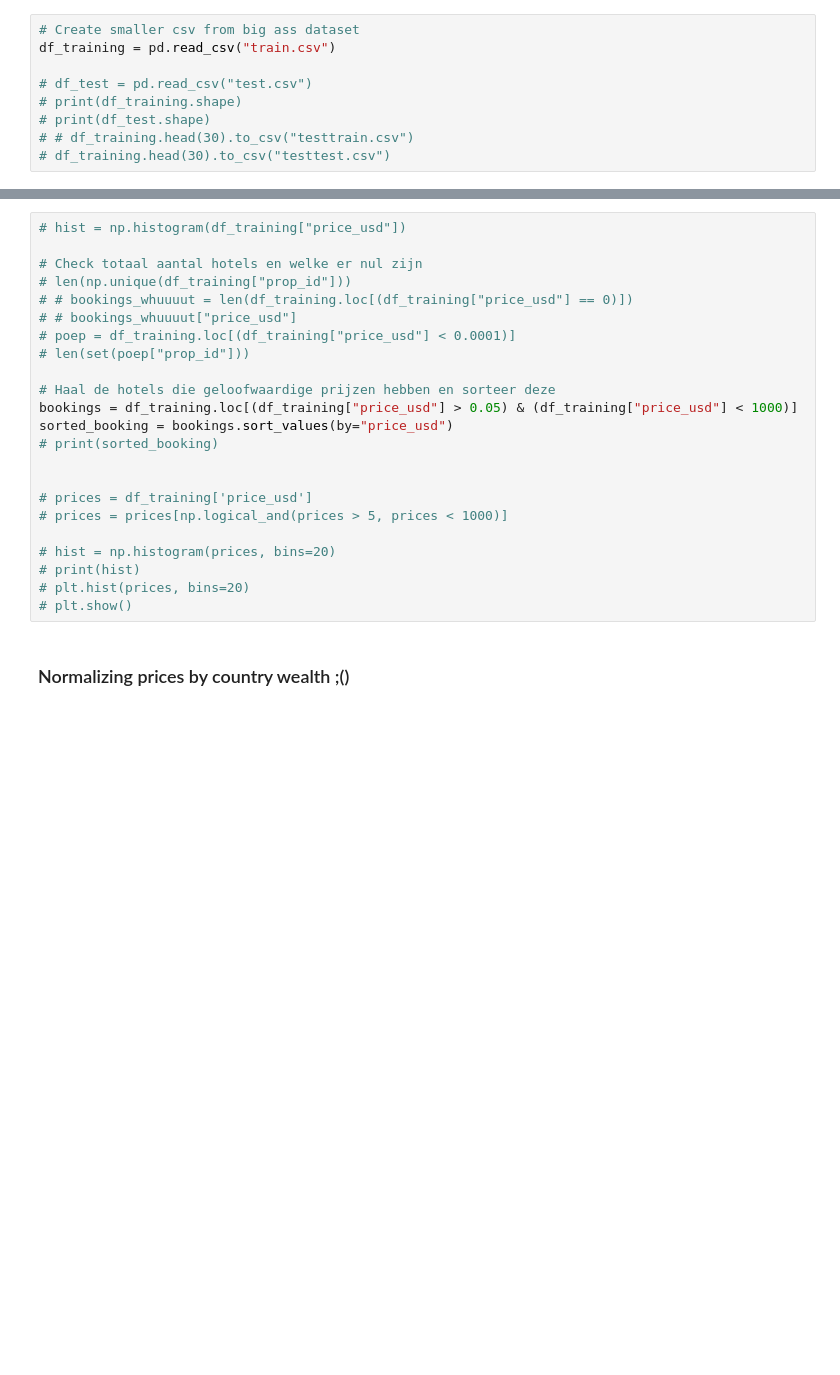
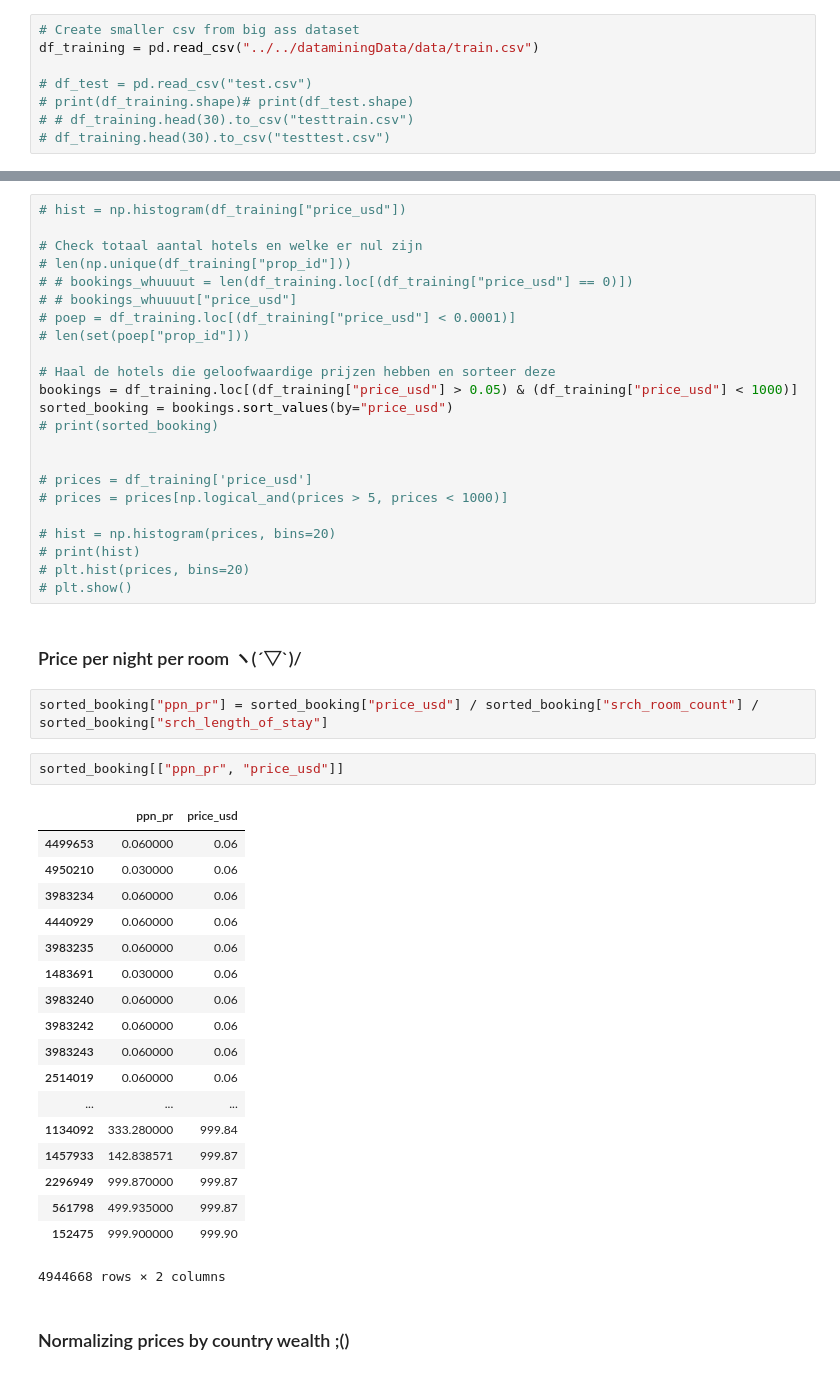
Before and after one commit to popoiopo/dataMining, a Jupyter notebook: Untitled.ipynb, the cells around one changed output, grey strips where cells are left out. Drawn from its saved outputs; the diff is of its cells as text; blank space fills up the shorter version.

```diff
--- a/Untitled.ipynb
+++ b/Untitled.ipynb
@@ -4,10 +4,9 @@ import numpy as np
 import matplotlib.pyplot as plt
 # %%
 # Create smaller csv from big ass dataset
-df_training = pd.read_csv("train.csv")
+df_training = pd.read_csv("../../dataminingData/data/train.csv")
 
 # df_test = pd.read_csv("test.csv")
-# print(df_training.shape)
-# print(df_test.shape)
+# print(df_training.shape)# print(df_test.shape)
 # # df_training.head(30).to_csv("testtrain.csv")
 # df_training.head(30).to_csv("testtest.csv")
@@ -37,6 +33,31 @@ sorted_booking = bookings.sort_values(by="price_usd")
 # print(hist)
 # plt.hist(prices, bins=20)
 # plt.show()
+# %% [markdown]
+### Price per night per room ヽ(´▽`)/
+# %%
+sorted_booking["ppn_pr"] = sorted_booking["price_usd"] / sorted_booking["srch_room_count"] / sorted_booking["srch_length_of_stay"]
+# %%
+sorted_booking[["ppn_pr", "price_usd"]]
+# %% [output]
+|  | ppn_pr | price_usd |
+| 4499653 | 0.060000 | 0.06 |
+| 4950210 | 0.030000 | 0.06 |
+| 3983234 | 0.060000 | 0.06 |
+| 4440929 | 0.060000 | 0.06 |
+| 3983235 | 0.060000 | 0.06 |
+| 1483691 | 0.030000 | 0.06 |
+| 3983240 | 0.060000 | 0.06 |
+| 3983242 | 0.060000 | 0.06 |
+| 3983243 | 0.060000 | 0.06 |
+| 2514019 | 0.060000 | 0.06 |
+| ... | ... | ... |
+| 1134092 | 333.280000 | 999.84 |
+| 1457933 | 142.838571 | 999.87 |
+| 2296949 | 999.870000 | 999.87 |
+| 561798 | 499.935000 | 999.87 |
+| 152475 | 999.900000 | 999.90 |
+4944668 rows × 2 columns
 # %% [markdown]
 ### Normalizing prices by country wealth ;()
 # %%
```
Also changed, not shown: parts of 8 cells of this notebook.
